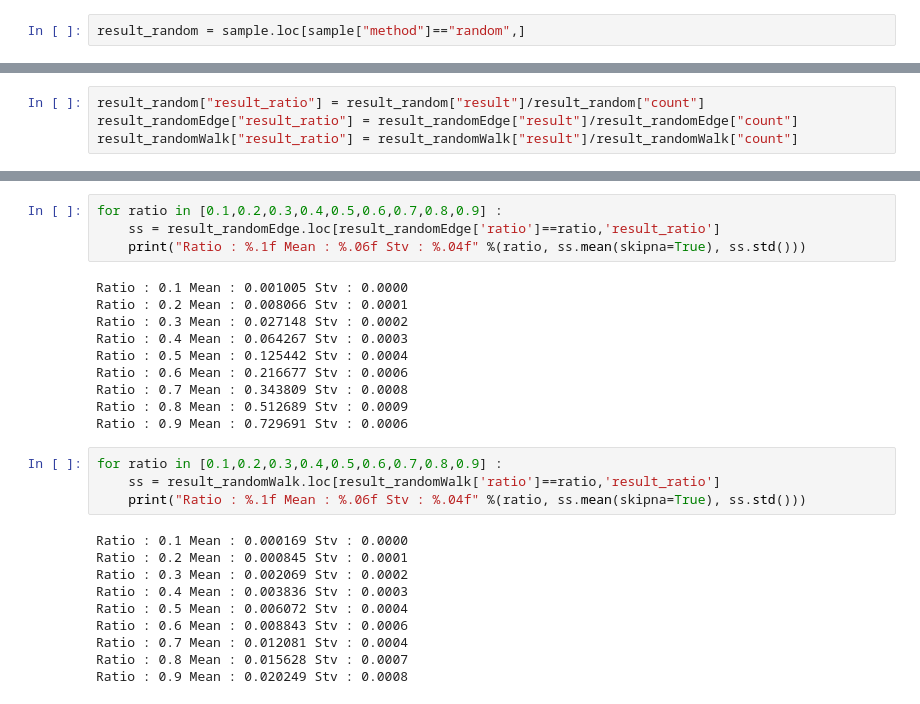
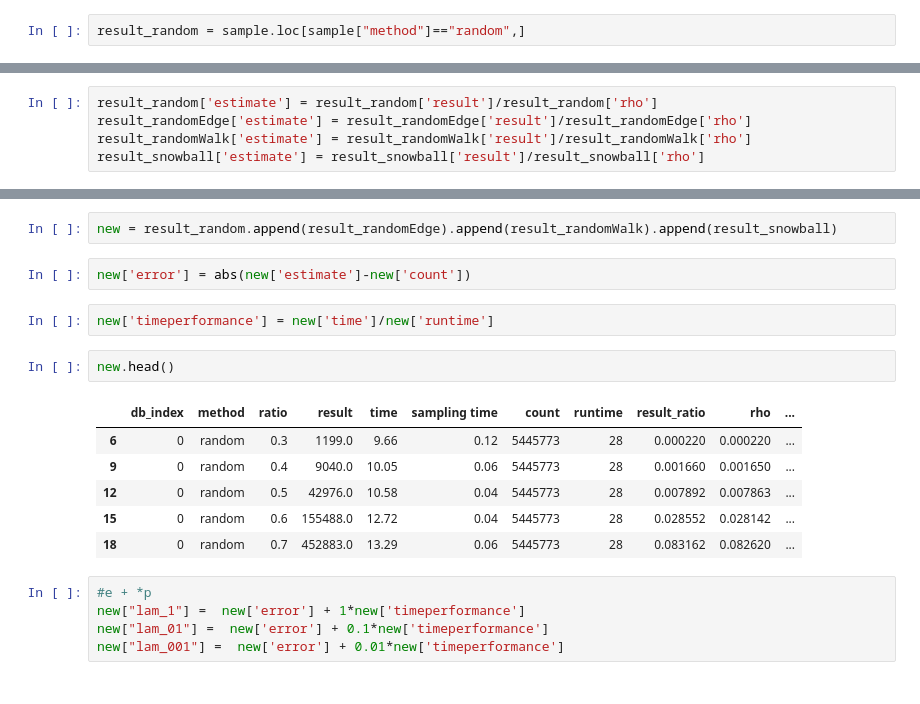
Before and after one commit to sujee0524/project, a Jupyter notebook: Graph.ipynb, the cells around one changed output, grey strips where cells are left out. Cells and saved outputs as stored; diff of their text form.

```diff
--- a/Graph.ipynb
+++ b/Graph.ipynb
@@ -51,4 +227,5 @@ result_randomWalk = result_randomWalk.join(count.set_index('db_index'), on='db_i
 # %%
-result_random["result_ratio"] = result_random["result"]/result_random["count"]
-result_randomEdge["result_ratio"] = result_randomEdge["result"]/result_randomEdge["count"]
-result_randomWalk["result_ratio"] = result_randomWalk["result"]/result_randomWalk["count"]
+result_random['estimate'] = result_random['result']/result_random['rho']
+result_randomEdge['estimate'] = result_randomEdge['result']/result_randomEdge['rho']
+result_randomWalk['estimate'] = result_randomWalk['result']/result_randomWalk['rho']
+result_snowball['estimate'] = result_snowball['result']/result_snowball['rho']
@@ -90,28 +253,20 @@ Ratio : 0.9 Mean : 0.478929 Stv : 0.0009 // 0.729000
-# %%
-for ratio in [0.1,0.2,0.3,0.4,0.5,0.6,0.7,0.8,0.9] :
-    ss = result_randomEdge.loc[result_randomEdge['ratio']==ratio,'result_ratio']
-    print("Ratio : %.1f Mean : %.06f Stv : %.04f" %(ratio, ss.mean(skipna=True), ss.std()))
-# %% [output]
-Ratio : 0.1 Mean : 0.001005 Stv : 0.0000
-Ratio : 0.2 Mean : 0.008066 Stv : 0.0001
-Ratio : 0.3 Mean : 0.027148 Stv : 0.0002
-Ratio : 0.4 Mean : 0.064267 Stv : 0.0003
-Ratio : 0.5 Mean : 0.125442 Stv : 0.0004
-Ratio : 0.6 Mean : 0.216677 Stv : 0.0006
-Ratio : 0.7 Mean : 0.343809 Stv : 0.0008
-Ratio : 0.8 Mean : 0.512689 Stv : 0.0009
-Ratio : 0.9 Mean : 0.729691 Stv : 0.0006
-# %%
-for ratio in [0.1,0.2,0.3,0.4,0.5,0.6,0.7,0.8,0.9] :
-    ss = result_randomWalk.loc[result_randomWalk['ratio']==ratio,'result_ratio']
-    print("Ratio : %.1f Mean : %.06f Stv : %.04f" %(ratio, ss.mean(skipna=True), ss.std()))
-# %% [output]
-Ratio : 0.1 Mean : 0.000169 Stv : 0.0000
-Ratio : 0.2 Mean : 0.000845 Stv : 0.0001
-Ratio : 0.3 Mean : 0.002069 Stv : 0.0002
-Ratio : 0.4 Mean : 0.003836 Stv : 0.0003
-Ratio : 0.5 Mean : 0.006072 Stv : 0.0004
-Ratio : 0.6 Mean : 0.008843 Stv : 0.0006
-Ratio : 0.7 Mean : 0.012081 Stv : 0.0004
-Ratio : 0.8 Mean : 0.015628 Stv : 0.0007
-Ratio : 0.9 Mean : 0.020249 Stv : 0.0008
+# %%
+new = result_random.append(result_randomEdge).append(result_randomWalk).append(result_snowball)
+# %%
+new['error'] = abs(new['estimate']-new['count'])
+# %%
+new['timeperformance'] = new['time']/new['runtime']
+# %%
+new.head()
+# %% [output]
+|  | db_index | method | ratio | result | time | sampling time | count | runtime | result_ratio | rho | ... |
+| 6 | 0 | random | 0.3 | 1199.0 | 9.66 | 0.12 | 5445773 | 28 | 0.000220 | 0.000220 | ... |
+| 9 | 0 | random | 0.4 | 9040.0 | 10.05 | 0.06 | 5445773 | 28 | 0.001660 | 0.001650 | ... |
+| 12 | 0 | random | 0.5 | 42976.0 | 10.58 | 0.04 | 5445773 | 28 | 0.007892 | 0.007863 | ... |
+| 15 | 0 | random | 0.6 | 155488.0 | 12.72 | 0.04 | 5445773 | 28 | 0.028552 | 0.028142 | ... |
+| 18 | 0 | random | 0.7 | 452883.0 | 13.29 | 0.06 | 5445773 | 28 | 0.083162 | 0.082620 | ... |
+# %%
+#e + *p
+new["lam_1"] =  new['error'] + 1*new['timeperformance']
+new["lam_01"] =  new['error'] + 0.1*new['timeperformance']
+new["lam_001"] =  new['error'] + 0.01*new['timeperformance']
```
Also changed, not shown: parts of 31 cells of this notebook, 10 other files.
